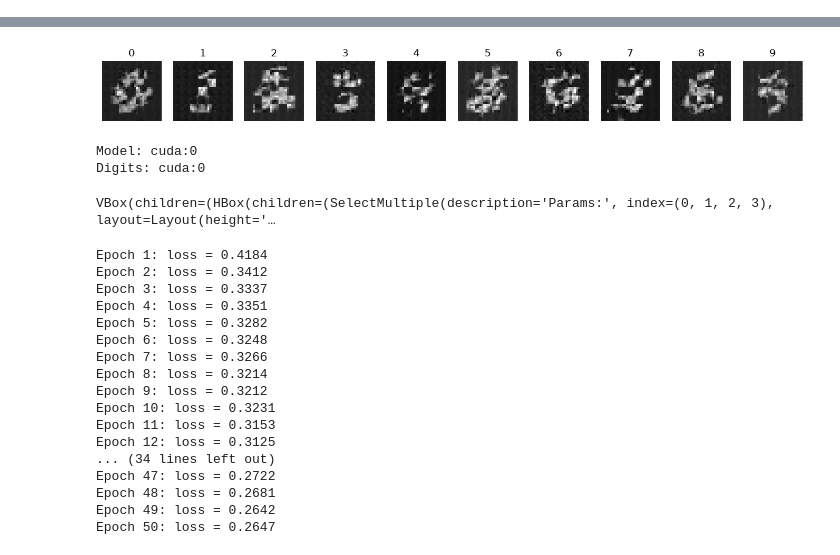
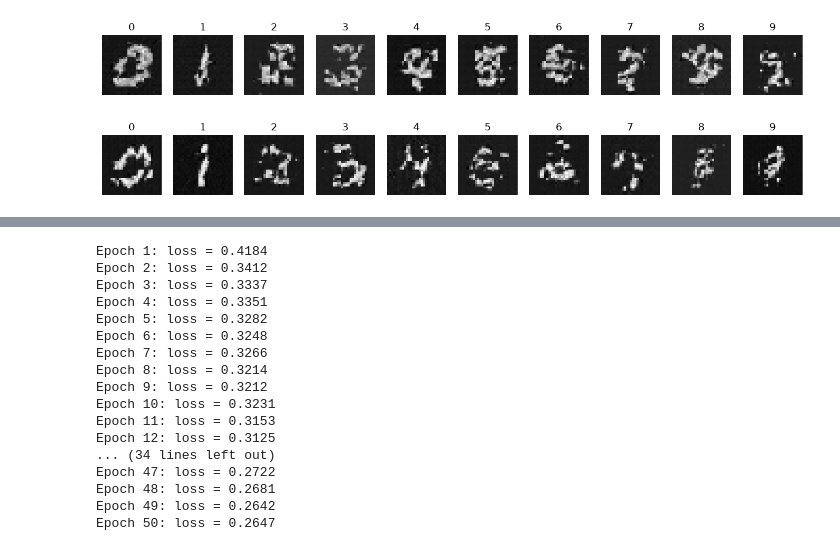
Before and after one commit to leoposc/lerobot-smolvla, a Jupyter notebook: flow-matching-tutorial/testlab.ipynb, the cells around one changed output, grey strips where cells are left out. Drawn from its saved outputs; the diff is of its cells as text; code cells hidden in the pictures.

```diff
--- a/flow-matching-tutorial/testlab.ipynb
+++ b/flow-matching-tutorial/testlab.ipynb
@@ -609,25 +349,29 @@ def visualize_params(state_dict, initial_state_dict=None):
 # %%
 match MODE:
     case Mode.CNN:
         model = FlowMatching().to(device)
     case Mode.BasicTransformer:
         model = FlowMatching_with_Transformer().to(device)
 
+model = load_model(model, name_suffix="40_basemodel_v2")
+
 initial_state = {
     name: param.detach().clone()
     for name, param in model.named_parameters()
 }
 
-loader = create_loader(training_size=10000, batch_size=256)
-train(model, loader)
-
-# save_model(model, name_suffix="10_000_basemodel_v2")
-
-# model = load_model(model)
+# print the numbers from the initial state to verify that the model has been loaded correctly
 show_all_digits(model)
 
-print("Model:", next(model.parameters()).device)
-print("Digits:", torch.arange(10, device=device).device)
+# loader = create_loader(training_size=10000, batch_size=256)
+# train(model, loader, training_epochs=30)
+# save_model(model, name_suffix="70_basemodel_v2")
+
+model = load_model(model, name_suffix="70_basemodel_v2")
+
+show_all_digits(model)
 
 visualize_params(model.named_parameters(), initial_state_dict=initial_state)
 # %% [output]
+[figure, new version]
+[figure, added]
@@ -654,7 +379,3 @@ Epoch 20: loss = 0.3404
-[figure, old version]
-Model: cuda:0
-Digits: cuda:0
-VBox(children=(HBox(children=(SelectMultiple(description='Params:', index=(0, 1, 2, 3), layout=Layout(height='…
 # %%
 # train for another 50 epochs
 save_model(model, name_suffix="10_000_basemodel_v2")
```
Also changed, not shown: parts of 6 cells of this notebook, 1 other file.
